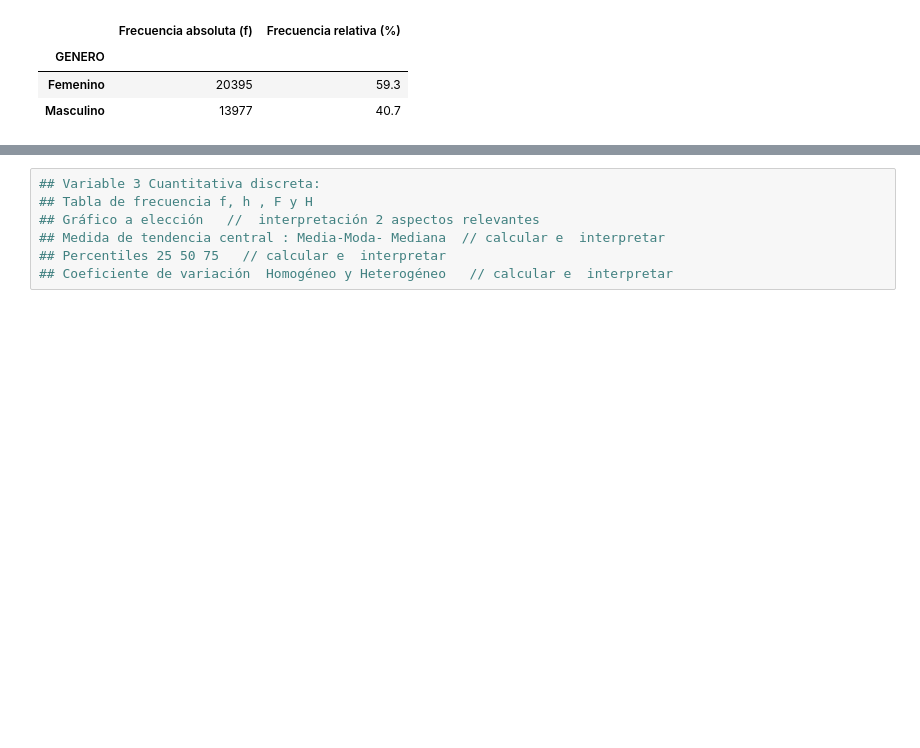
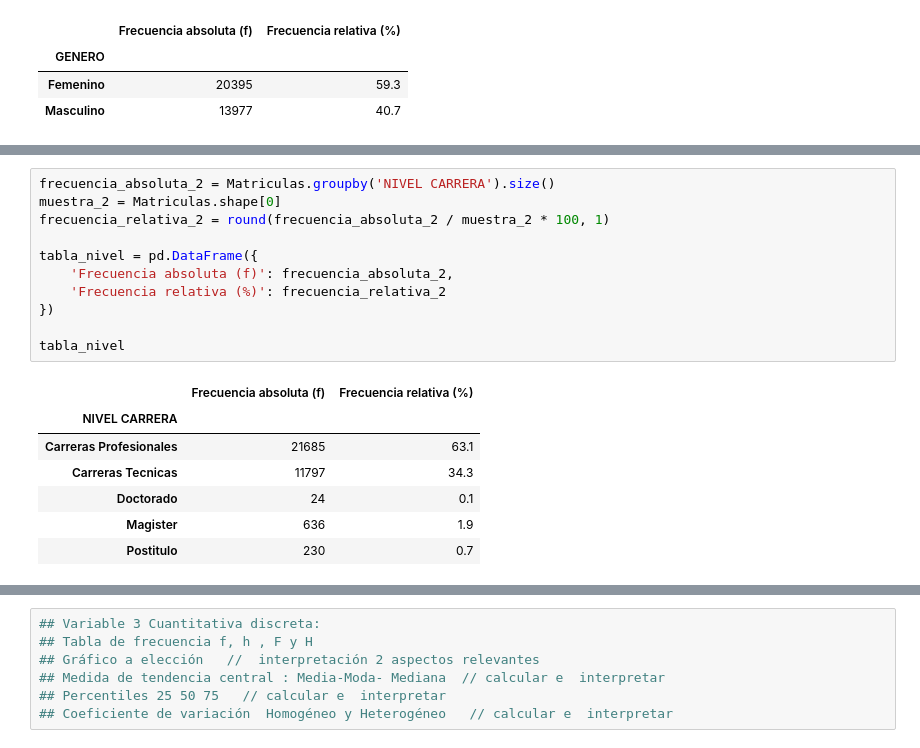
Before and after one commit to viceeeente/Estad-stica-Descriptiva, a Jupyter notebook: Trabajo-Practico/Trabajo_Practico_Instrucciones.ipynb, the cells around one changed output, grey strips where cells are left out. Saved outputs shown, nothing was run; the diff lists cells and outputs as text; blank space fills up the shorter version.

```diff
--- a/Trabajo-Practico/Trabajo_Practico_Instrucciones.ipynb
+++ b/Trabajo-Practico/Trabajo_Practico_Instrucciones.ipynb
@@ -54,0 +81,19 @@ tabla_genero
+# %%
+frecuencia_absoluta_2 = Matriculas.groupby('NIVEL CARRERA').size()
+muestra_2 = Matriculas.shape[0]
+frecuencia_relativa_2 = round(frecuencia_absoluta_2 / muestra_2 * 100, 1)
+
+tabla_nivel = pd.DataFrame({
+    'Frecuencia absoluta (f)': frecuencia_absoluta_2,
+    'Frecuencia relativa (%)': frecuencia_relativa_2
+})
+
+tabla_nivel
+# %% [output]
+|  | Frecuencia absoluta (f) | Frecuencia relativa (%) |
+| NIVEL CARRERA |  |  |
+| Carreras Profesionales | 21685 | 63.1 |
+| Carreras Tecnicas | 11797 | 34.3 |
+| Doctorado | 24 | 0.1 |
+| Magister | 636 | 1.9 |
+| Postitulo | 230 | 0.7 |
```
Also changed, not shown: parts of 8 cells of this notebook.
